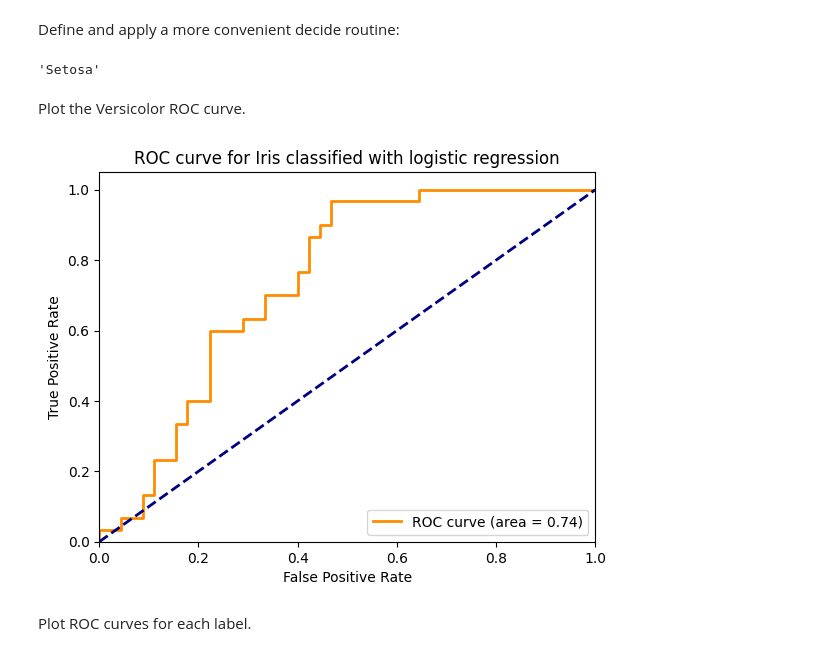
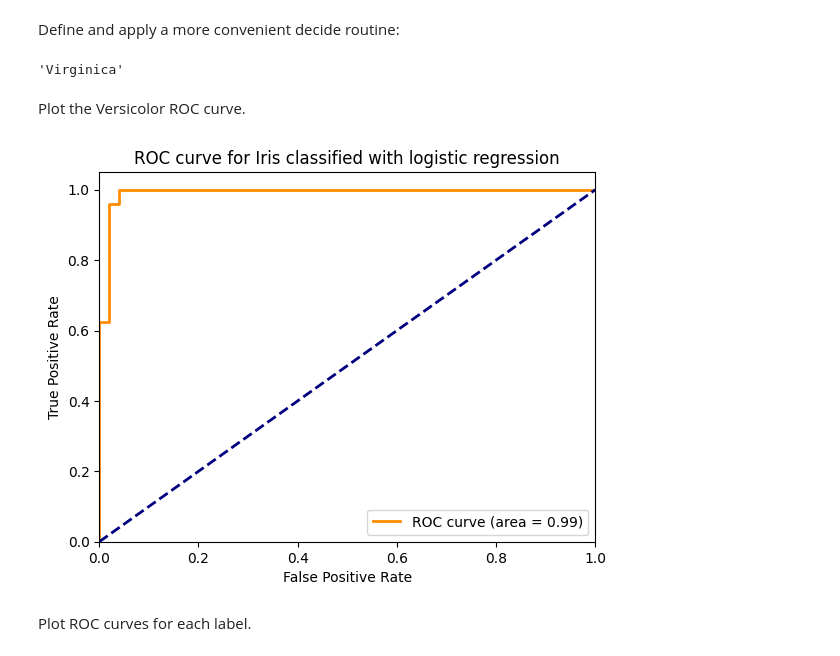
Before and after one commit to WelfLowe/ML4developers, a Jupyter notebook: 1–Data_and_learning.ipynb, the cells around one changed output. Cells and saved outputs as stored; diff of their text form; code cells hidden in the pictures.

```diff
--- a/1–Data_and_learning.ipynb
+++ b/1–Data_and_learning.ipynb
@@ -149,34 +149,34 @@ def decide (a,b,c,d):
     return "Virginica"
 
 # Try other feature values here
-decide(4.5 , 3.5 , 1.4 , 0.9)
+decide(4.5 , 6.5 , 4.4 , 10000.9)
 # %% [output]
-'Setosa'
+'Virginica'
 # %% [markdown]
 Plot the Versicolor ROC curve.
 # %%
 plt.figure()
 mylinewidth = 2
-#cls = 0 #Setosa
-cls = 1 #Versicolor
-#cls = 2 #Virginica
+cls = 0 #Setosa
+#cls = 1 #Versicolor
+cls = 2 #Virginica
 plt.plot(
     fpr[cls],
     tpr[cls],
     color="darkorange",
     lw=mylinewidth,
     label="ROC curve (area = %0.2f)" % roc_auc[cls],
 )
 plt.plot([0, 1], [0, 1], color="navy", lw=mylinewidth, linestyle="--")
 plt.xlim([0.0, 1.0])
 plt.ylim([0.0, 1.05])
 plt.xlabel("False Positive Rate")
 plt.ylabel("True Positive Rate")
 plt.title("ROC curve for Iris classified with logistic regression")
 plt.legend(loc="lower right")
 plt.show()
 # %% [output]
-[figure, old version]
+[figure, new version]
 # %% [markdown]
 Plot ROC curves for each label.
 # %%
```
Also changed, not shown: parts of 1 cell of this notebook.
